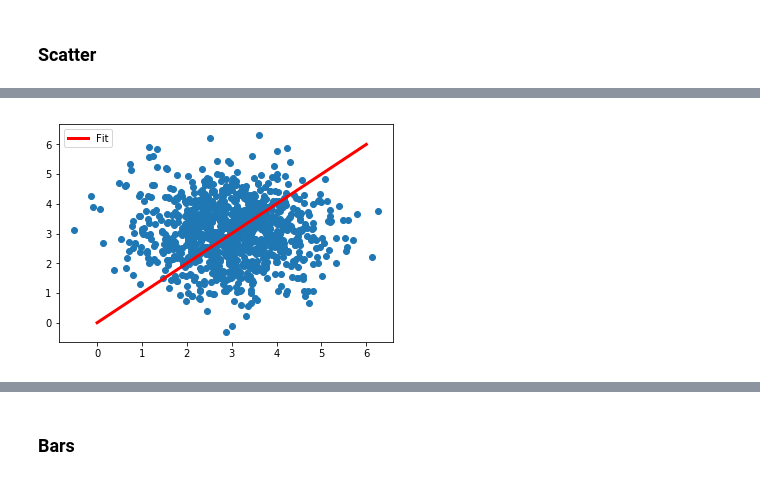
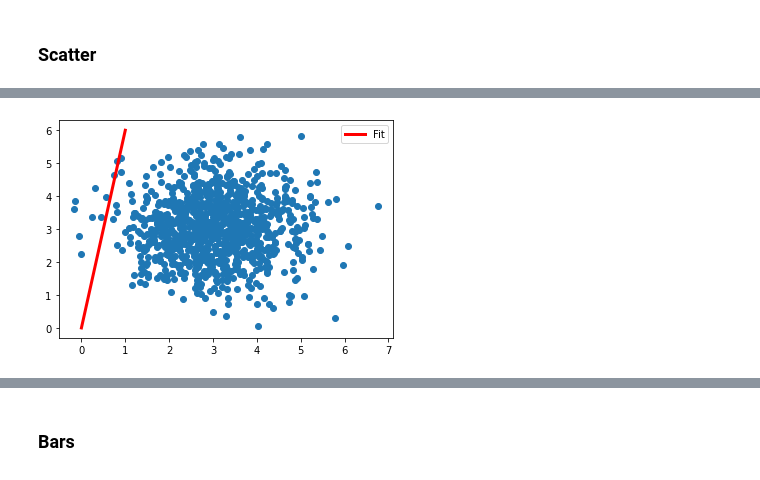
Before and after one commit to mcandar/python_lectures, a Jupyter notebook: chapter_5.ipynb, the cells around one changed output, grey strips where cells are left out. Drawn from its saved outputs; the diff is of its cells as text; code cells hidden in the pictures.

```diff
--- a/chapter_5.ipynb
+++ b/chapter_5.ipynb
@@ -92,10 +249,10 @@ plt.show()
 # %%
 x = np.random.normal(3,1,size=1000)
 y = np.random.normal(3,1,size=1000)
 
 plt.scatter(x,y)
-plt.plot([0,6],[0,6],label="Fit",color='red',linewidth=3)
+plt.plot([0,1],[0,6],label="Fit",color='red',linewidth=3)
 plt.legend()
 plt.show()
 # %% [output]
-[figure, old version]
+[figure, new version]
```
Also changed, not shown: parts of 62 cells of this notebook.
